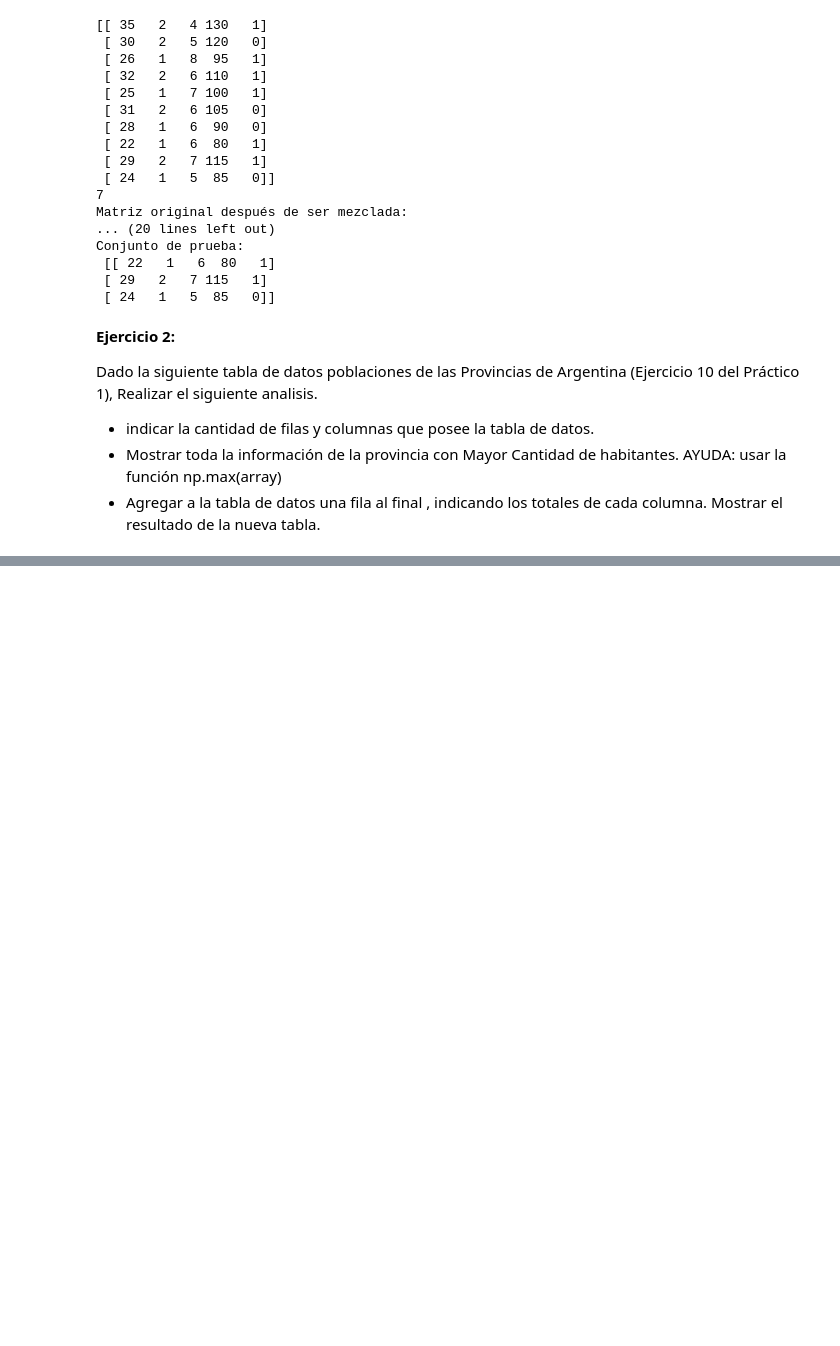
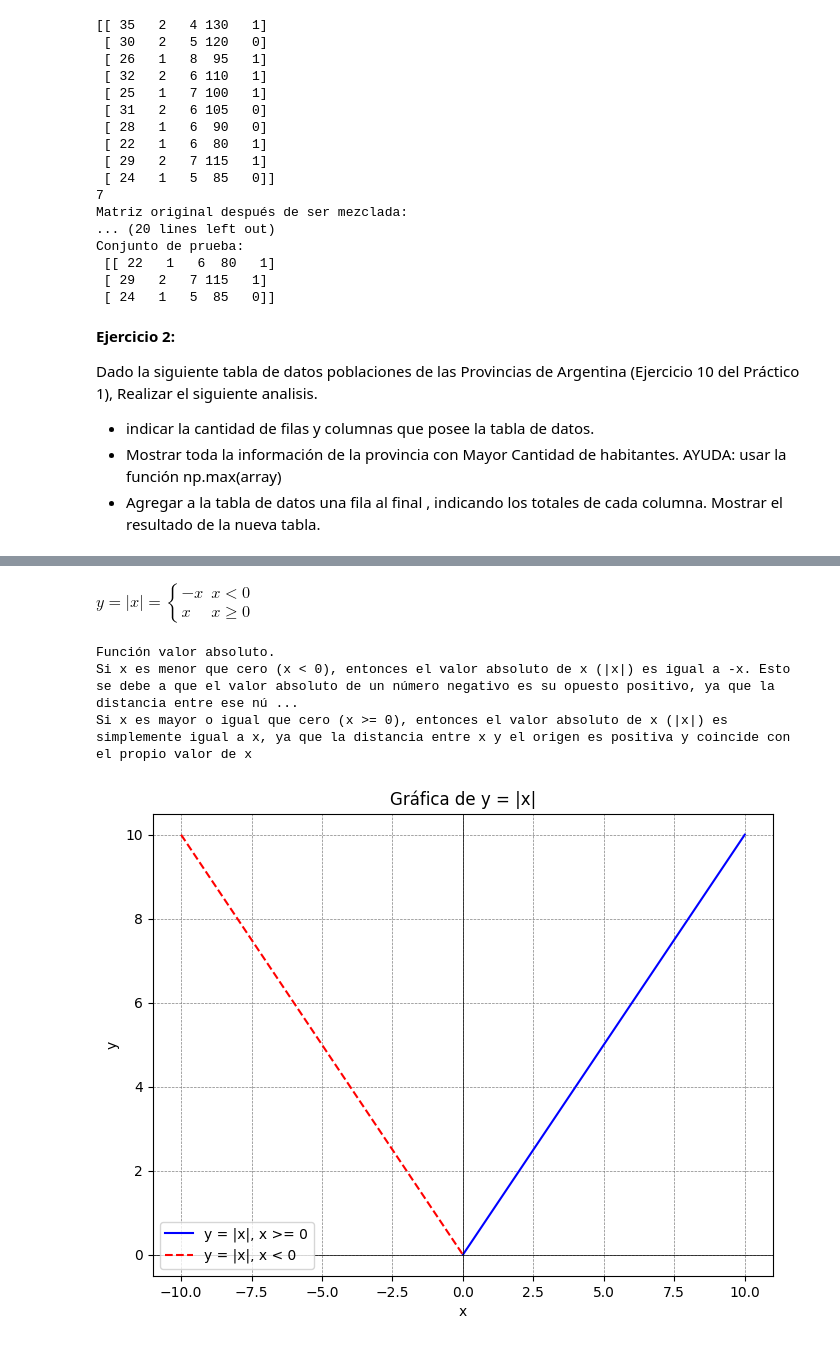
Before and after one commit to agustinsalum/ciencia-datos-python, a Jupyter notebook: Trabajos-practicos/tp2/tp2.ipynb, the cells around one changed output, grey strips where cells are left out. Cells and saved outputs as stored; diff of their text form; code cells hidden in the pictures; blank space fills up the shorter version.

```diff
--- a/Trabajos-practicos/tp2/tp2.ipynb
+++ b/Trabajos-practicos/tp2/tp2.ipynb
@@ -455,0 +560,35 @@ IndexError: too many indices for array: array is 1-dimensional, but 2 were index
+# %% [markdown]
+$y= \vert x\vert= \begin{cases}-x & x < 0 \\ x & x\ge 0  \end{cases}$
+# %%
+print ("Función valor absoluto. ")
+print ("Si x es menor que cero (x < 0), entonces el valor absoluto de x (|x|) es igual a -x. Esto se debe a que el valor absoluto de un número negativo es su opuesto positivo, ya que la distancia entre ese número y el origen es positiva.")
+print ("Si x es mayor o igual que cero (x >= 0), entonces el valor absoluto de x (|x|) es simplemente igual a x, ya que la distancia entre x y el origen es positiva y coincide con el propio valor de x")
+
+import numpy as np
+import matplotlib.pyplot as plt
+
+# Crear un rango de valores para x
+x_positive = np.linspace(0, 10, 400)  # Rango para x >= 0
+x_negative = np.linspace(-10, 0, 400)  # Rango para x < 0
+
+# Calcular los valores correspondientes de y para cada segmento
+y_positive = np.abs(x_positive)
+y_negative = -x_negative
+
+# Crear la gráfica
+plt.figure(figsize=(8, 6))
+plt.plot(x_positive, y_positive, label='y = |x|, x >= 0', color='blue')
+plt.plot(x_negative, y_negative, label='y = |x|, x < 0', color='red', linestyle='dashed')
+plt.title('Gráfica de y = |x|')
+plt.xlabel('x')
+plt.ylabel('y')
+plt.axhline(0, color='black', linewidth=0.5)
+plt.axvline(0, color='black', linewidth=0.5)
+plt.grid(color='gray', linestyle='--', linewidth=0.5)
+plt.legend()
+plt.show()
+# %% [output]
+Función valor absoluto.
+Si x es menor que cero (x < 0), entonces el valor absoluto de x (|x|) es igual a -x. Esto se debe a que el valor absoluto de un número negativo es su opuesto positivo, ya que la distancia entre ese nú ...
+Si x es mayor o igual que cero (x >= 0), entonces el valor absoluto de x (|x|) es simplemente igual a x, ya que la distancia entre x y el origen es positiva y coincide con el propio valor de x
+[figure, added]
```
Also changed, not shown: parts of 15 cells of this notebook.
